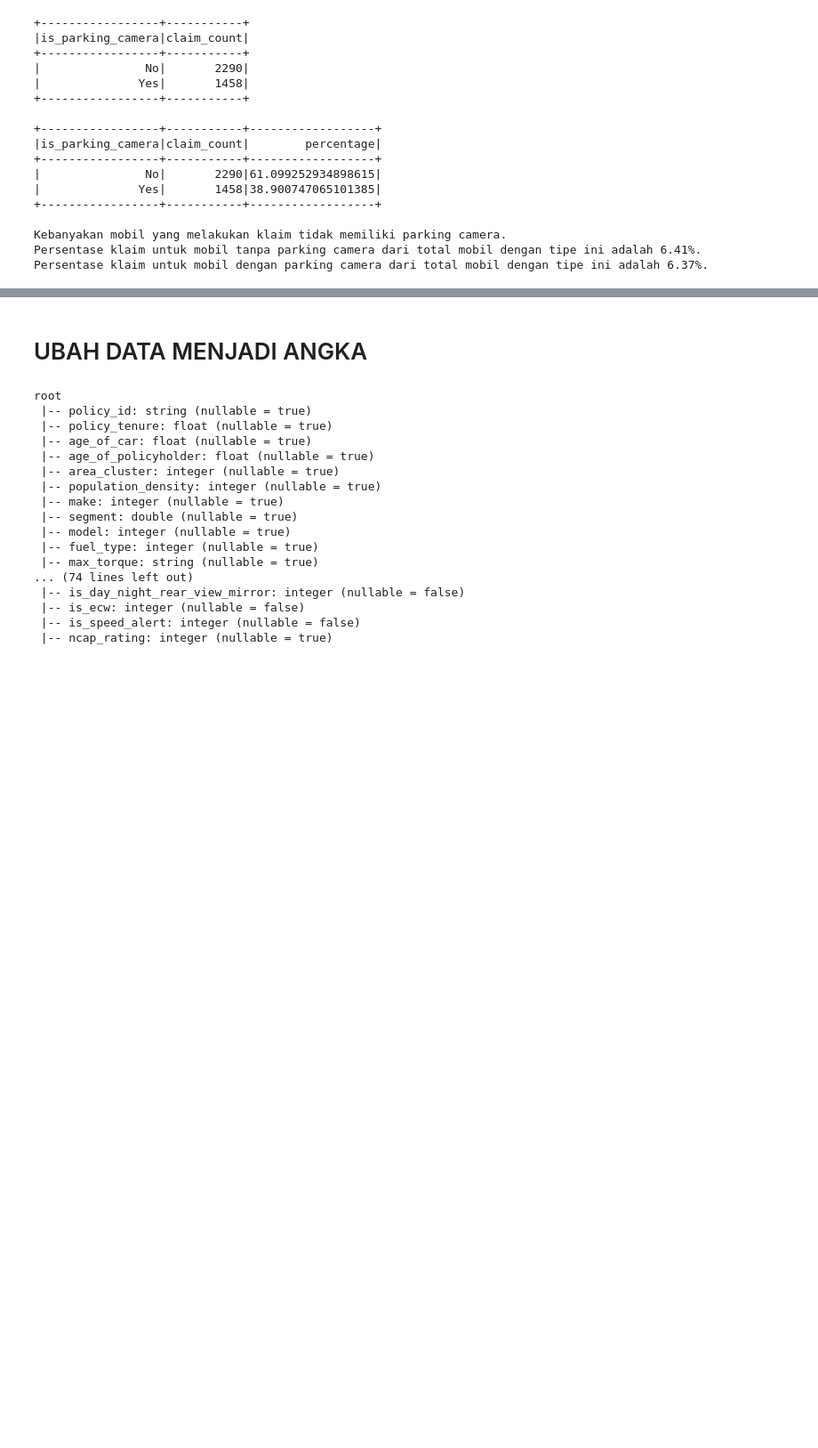
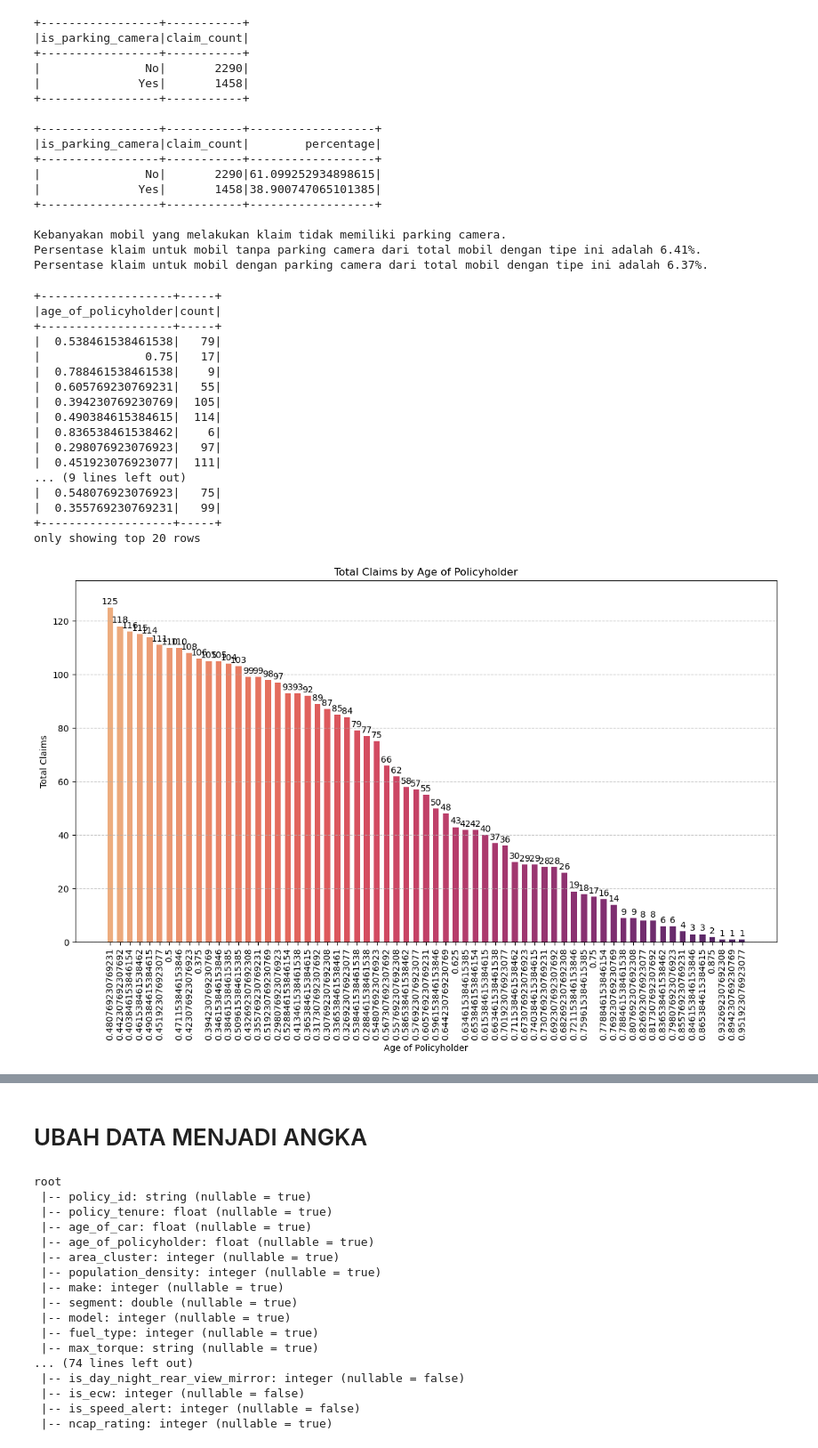
Before and after one commit to evlynEl/BigData, a Jupyter notebook: Projek.ipynb, the cells around one changed output, grey strips where cells are left out. Shown at 89% size. Saved outputs shown, nothing was run; the diff lists cells and outputs as text; code cells hidden in the pictures; blank space fills up the shorter version.

```diff
--- a/Projek.ipynb
+++ b/Projek.ipynb
@@ -1861,3 +1863,57 @@ else:
 Kebanyakan mobil yang melakukan klaim tidak memiliki parking camera.
 Persentase klaim untuk mobil tanpa parking camera dari total mobil dengan tipe ini adalah 6.41%.
 Persentase klaim untuk mobil dengan parking camera dari total mobil dengan tipe ini adalah 6.37%.
+# %%
+# Filter and select the required columns
+df_filtered = df.filter(col('is_claim') == 1)
+df_selected = df_filtered.select('age_of_policyholder', 'is_claim')
+
+# Group by 'age_of_policyholder' and count the number of claims
+df_grouped = df_selected.groupBy('age_of_policyholder').count()
+df_grouped.show()
+
+# Rename the count column to 'total_claims'
+total_claims_df = df_grouped.withColumnRenamed('count', 'total_claims')
+
+# Convert to Pandas DataFrame and sort by 'total_claims'
+df_sorted = total_claims_df.orderBy('total_claims', ascending=False).toPandas()
+
+# Get the flare color palette from seaborn
+colors = sns.color_palette("flare", len(df_sorted))
+
+plt.figure(figsize=(12, 8))
+# Reduce the bar width to create more space between bars
+bars = plt.bar(df_sorted['age_of_policyholder'], df_sorted['total_claims'], color=colors, width=0.6)
+plt.xlabel('Age of Policyholder')
+plt.ylabel('Total Claims')
+plt.title('Total Claims by Age of Policyholder')
+plt.xticks(rotation=90)
+plt.ylim(0, df_sorted['total_claims'].max() + 10)  # Adjust the y-limit for better visualization
+plt.grid(axis='y', linestyle='--', alpha=0.7)
+
+# Add count labels on top of the bars
+for bar in bars:
+    yval = bar.get_height()
+    plt.text(bar.get_x() + bar.get_width()/2, yval + 0.5, f'{yval}', ha='center', va='bottom', fontsize=10)
+
+plt.tight_layout()
+plt.show()
+# %% [output]
++-------------------+-----+
+|age_of_policyholder|count|
++-------------------+-----+
+|  0.538461538461538|   79|
+|               0.75|   17|
+|  0.788461538461538|    9|
+|  0.605769230769231|   55|
+|  0.394230769230769|  105|
+|  0.490384615384615|  114|
+|  0.836538461538462|    6|
+|  0.298076923076923|   97|
+|  0.451923076923077|  111|
+... (9 lines left out)
+|  0.548076923076923|   75|
+|  0.355769230769231|   99|
++-------------------+-----+
+only showing top 20 rows
+[figure, added]
```
Also changed, not shown: parts of 3 cells of this notebook.
